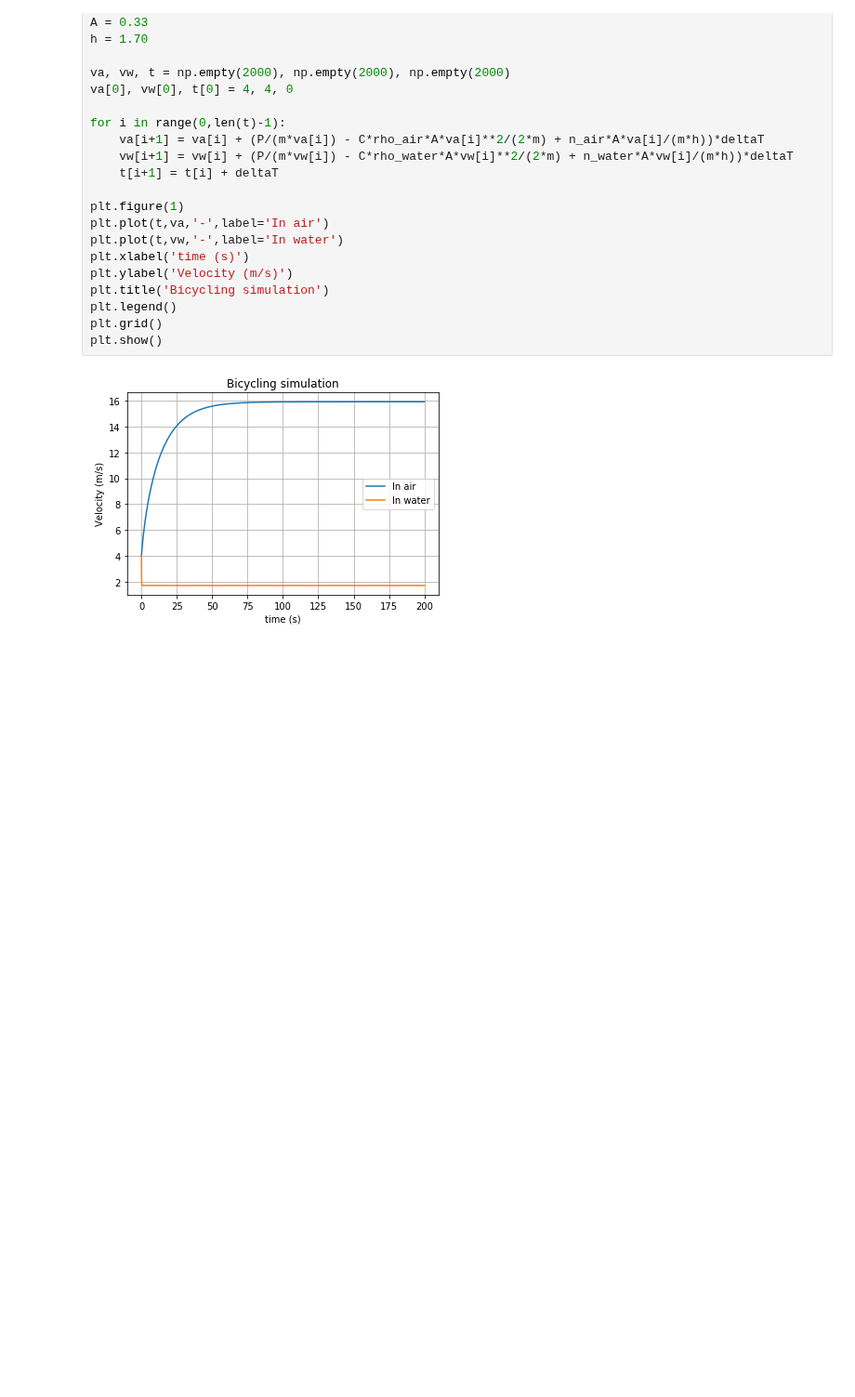
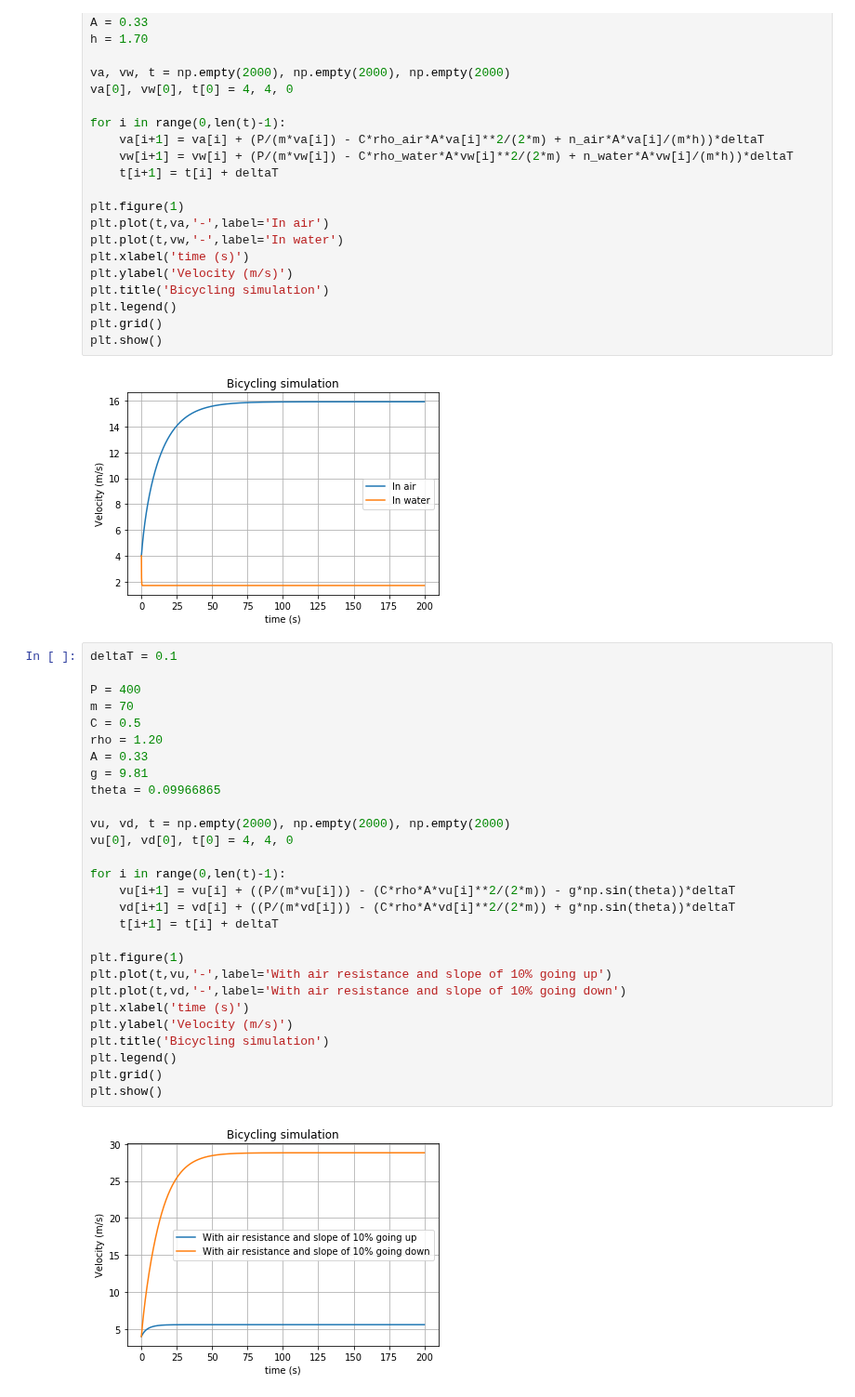
Before and after one commit to ignaciop/python_varios, a Jupyter notebook: nakanishi-giordano-cap2.ipynb, the cells around one changed output. Shown at 93% size. Drawn from its saved outputs; the diff is of its cells as text; blank space fills up the shorter version.

```diff
--- a/nakanishi-giordano-cap2.ipynb
+++ b/nakanishi-giordano-cap2.ipynb
@@ -80,3 +80,33 @@ plt.grid()
 plt.show()
 # %% [output]
 [figure]
+# %%
+deltaT = 0.1
+
+P = 400
+m = 70
+C = 0.5
+rho = 1.20
+A = 0.33
+g = 9.81
+theta = 0.09966865
+
+vu, vd, t = np.empty(2000), np.empty(2000), np.empty(2000)
+vu[0], vd[0], t[0] = 4, 4, 0
+
+for i in range(0,len(t)-1):
+    vu[i+1] = vu[i] + ((P/(m*vu[i])) - (C*rho*A*vu[i]**2/(2*m)) - g*np.sin(theta))*deltaT
+    vd[i+1] = vd[i] + ((P/(m*vd[i])) - (C*rho*A*vd[i]**2/(2*m)) + g*np.sin(theta))*deltaT
+    t[i+1] = t[i] + deltaT
+
+plt.figure(1)
+plt.plot(t,vu,'-',label='With air resistance and slope of 10% going up')
+plt.plot(t,vd,'-',label='With air resistance and slope of 10% going down')
+plt.xlabel('time (s)')
+plt.ylabel('Velocity (m/s)')
+plt.title('Bicycling simulation')
+plt.legend()
+plt.grid()
+plt.show()
+# %% [output]
+[figure, added]
```
Also changed, not shown: parts of 7 cells of this notebook.
